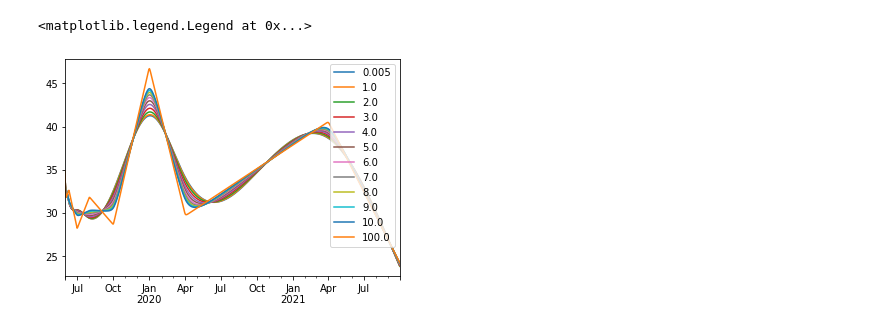
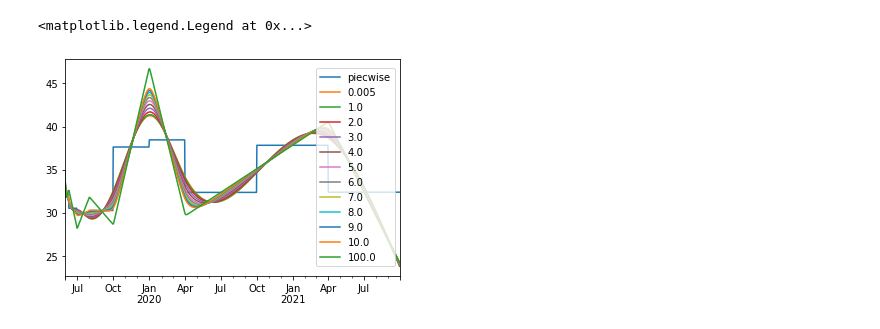
Before and after one commit to tpberntsen/curves, a Jupyter notebook: samples/python/scratchpads/hyperbolic_tension_spline_scratchpad.ipynb, the cells around one changed output. Saved outputs shown, nothing was run; the diff lists cells and outputs as text; code cells hidden in the pictures.

Commit message:
tension spline doc work.

```diff
--- a/samples/python/scratchpads/hyperbolic_tension_spline_scratchpad.ipynb
+++ b/samples/python/scratchpads/hyperbolic_tension_spline_scratchpad.ipynb
@@ -6,32 +6,33 @@ import pandas as pd
 
 contracts = [
     (date(2019, 5, 31), 34.875),
     (date(2019, 6, 1), date(2019, 6, 2), 32.87),
     ((date(2019, 6, 3), date(2019, 6, 9)), 32.14),
     (pd.Period(year=2019, month=6, freq='M'), 31.08),
     (cp.month(2019, 7), 29.95),
     (cp.q_3(2019), 30.18),
     (cp.q_4(2019), 37.64),
     (cp.winter(2019), 38.05),
     (cp.summer(2020), 32.39),
     (cp.winter(2020), 37.84),
     (cp.gas_year(2020), 35.12)
 ]
 
 tension=3.5
 
 def discount_factor(p):
     return 1.0
 
 pc_for_spline, bc_for_spline, _ = bootstrap_contracts(contracts, freq='D')
 tensions = [0.005, 1.0, 2.0, 3.0, 4.0, 5.0, 6.0, 7.0, 8.0, 9.0, 10.0, 100.0]
 
+pc_for_spline.plot(legend=True)
 for tension in tensions:
     smooth_curve, _ = hyperbolic_tension_spline(bc_for_spline, freq='D', tension=tension,
                                                         discount_factor=discount_factor)
     ax = smooth_curve.plot(legend=True)
 
-ax.legend(tensions)
+ax.legend(['piecwise'] + tensions, loc='center right')
 # %% [output]
 <matplotlib.legend.Legend at 0x...>
-[figure, old version]
+[figure, new version]
```
Also changed, not shown: parts of 2 cells of this notebook, 2 other files.
